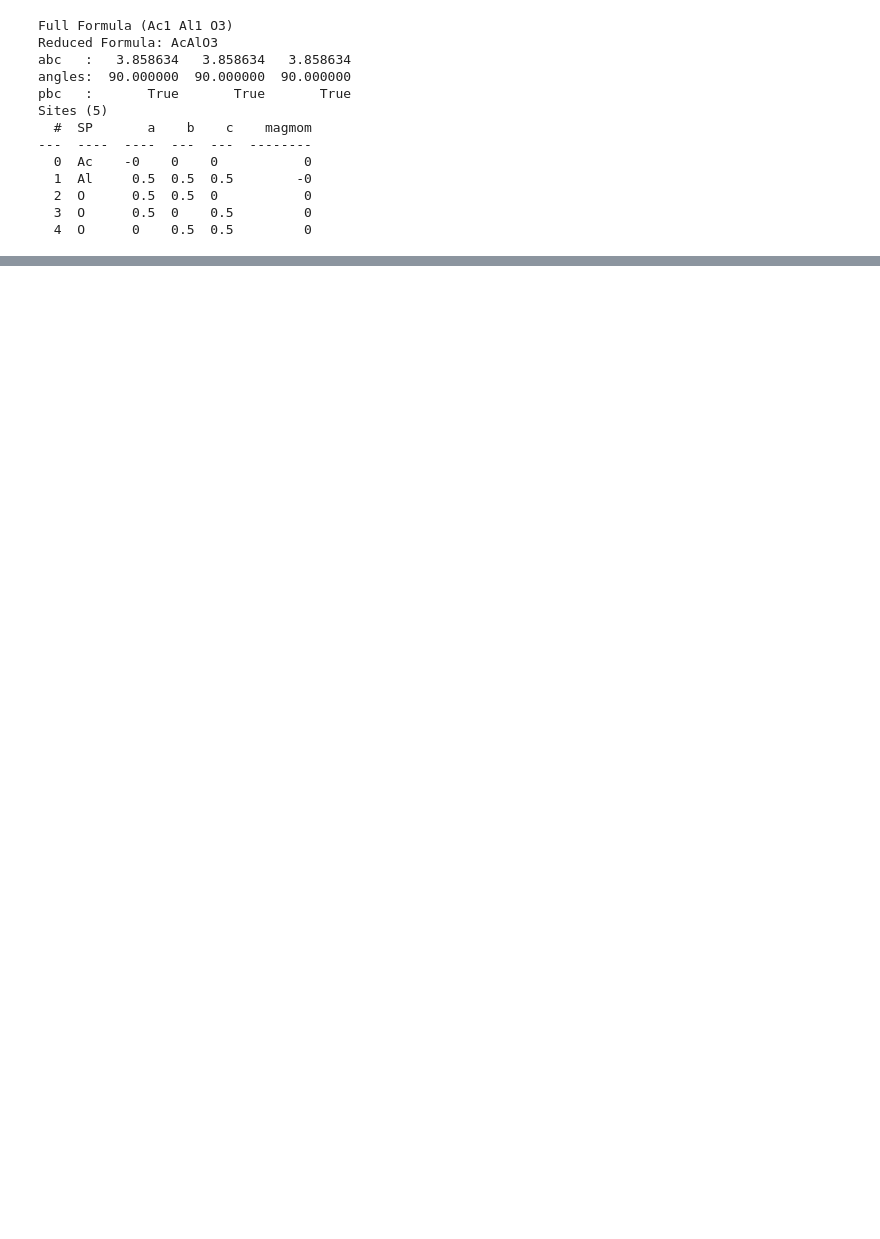
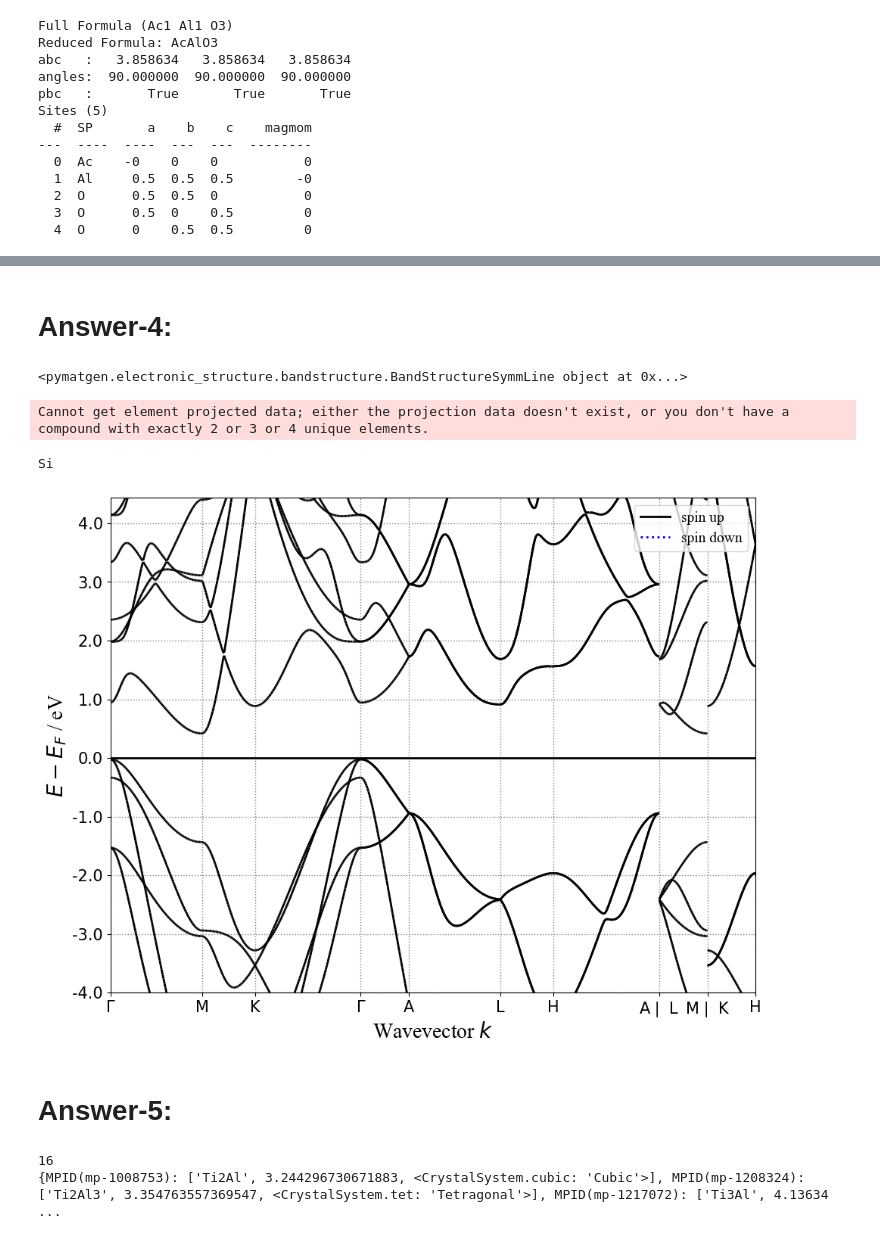
Before and after one commit to keval-chemistry/MTL503-Materials_Informatics, a Jupyter notebook: Tutorial-1.ipynb, the cells around one changed output, grey strips where cells are left out. Saved outputs shown, nothing was run; the diff lists cells and outputs as text; code cells hidden in the pictures; blank space fills up the shorter version.

```diff
--- a/Tutorial-1.ipynb
+++ b/Tutorial-1.ipynb
@@ -7,11 +7,11 @@ Answer-1:
 from mp_api.client import MPRester
 with MPRester("qWt7XCCW0KSAdJaw21EMISEgzm4ZPk7n") as mpr:
     ABX3_material = mpr.materials.summary.search(
-        formula = ["***3"],
+        formula = ["ABX3"], num_elements = 3,
         fields = ["material_id", "formula_pretty"]
     )
 ABX3_dict = {x.material_id: x.formula_pretty for x in ABX3_material}
 print(len(ABX3_dict))
-ABX3_dict
+print(ABX3_dict)
 # %% [output]
 4696
@@ -84,0 +140,35 @@ material_dict
+# %% [markdown]
+# Answer-4:
+# %%
+# For Bandstructure:
+bs = mpr.get_bandstructure_by_material_id("mp-165")
+print(bs)
+
+#plot using pymatgen:
+from pymatgen.electronic_structure.plotter import BSDOSPlotter
+bsp = BSDOSPlotter()
+ax_bs = bsp.get_plot(bs)
+
+# For formula:
+formula = mpr.materials.tasks.search("mp-165")
+print(formula[0].formula_pretty)
+# %% [output]
+<pymatgen.electronic_structure.bandstructure.BandStructureSymmLine object at 0x...>
+Cannot get element projected data; either the projection data doesn't exist, or you don't have a compound with exactly 2 or 3 or 4 unique elements.
+Si
+[figure, added]
+# %% [markdown]
+# Answer-5:
+# %%
+# Ti-Al alloys with different crystal systems:
+TiAl = mpr.materials.summary.search(
+    chemsys = ["Ti-Al"],
+    fields = ["material_id", "formula_pretty", "density", "symmetry.crystal_system"]
+)
+print(len(TiAl))
+
+TiAl_dict = {x.material_id: [x.formula_pretty, x.density, x.symmetry.crystal_system] for x in TiAl}
+print(TiAl_dict)
+# %% [output]
+16
+{MPID(mp-1008753): ['Ti2Al', 3.244296730671883, <CrystalSystem.cubic: 'Cubic'>], MPID(mp-1208324): ['Ti2Al3', 3.354763557369547, <CrystalSystem.tet: 'Tetragonal'>], MPID(mp-1217072): ['Ti3Al', 4.13634 ...
```
Also changed, not shown: parts of 16 cells of this notebook, 1 other file.
